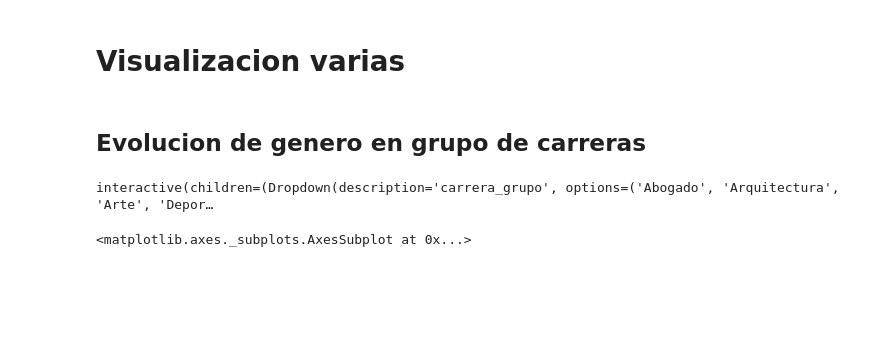
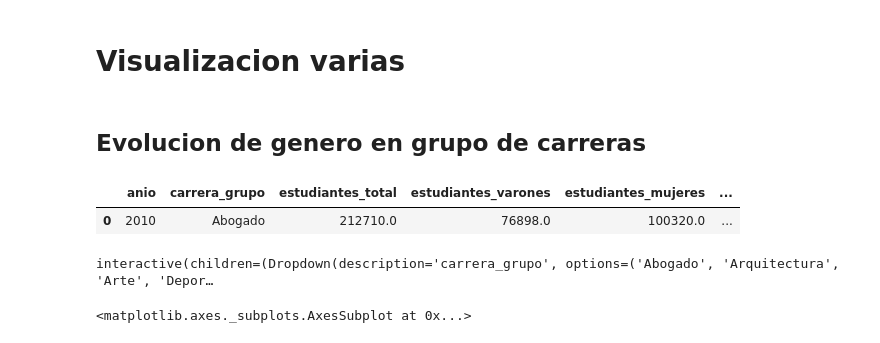
Before and after one commit to chicasentec/viz-carreras-nexjournal, a Jupyter notebook: visualizaciones-next-journal.ipynb, the cells around one changed output. Saved outputs shown, nothing was run; the diff lists cells and outputs as text; code cells hidden in the pictures; blank space fills up the shorter version.

```diff
--- a/visualizaciones-next-journal.ipynb
+++ b/visualizaciones-next-journal.ipynb
@@ -26 +24,9 @@ variables_carreras = df_evolucion_carreras.carrera_grupo.unique()
+# %%
+df_evolucion_carreras[
+    (df_evolucion_carreras.carrera_grupo == "Abogado") &
+    (df_evolucion_carreras.anio == 2010)
+]
+# %% [output]
+|  | anio | carrera_grupo | estudiantes_total | estudiantes_varones | estudiantes_mujeres | ... |
+| 0 | 2010 | Abogado | 212710.0 | 76898.0 | 100320.0 | ... |
 # %%
```
Also changed, not shown: parts of 26 cells of this notebook, 5 other files.
